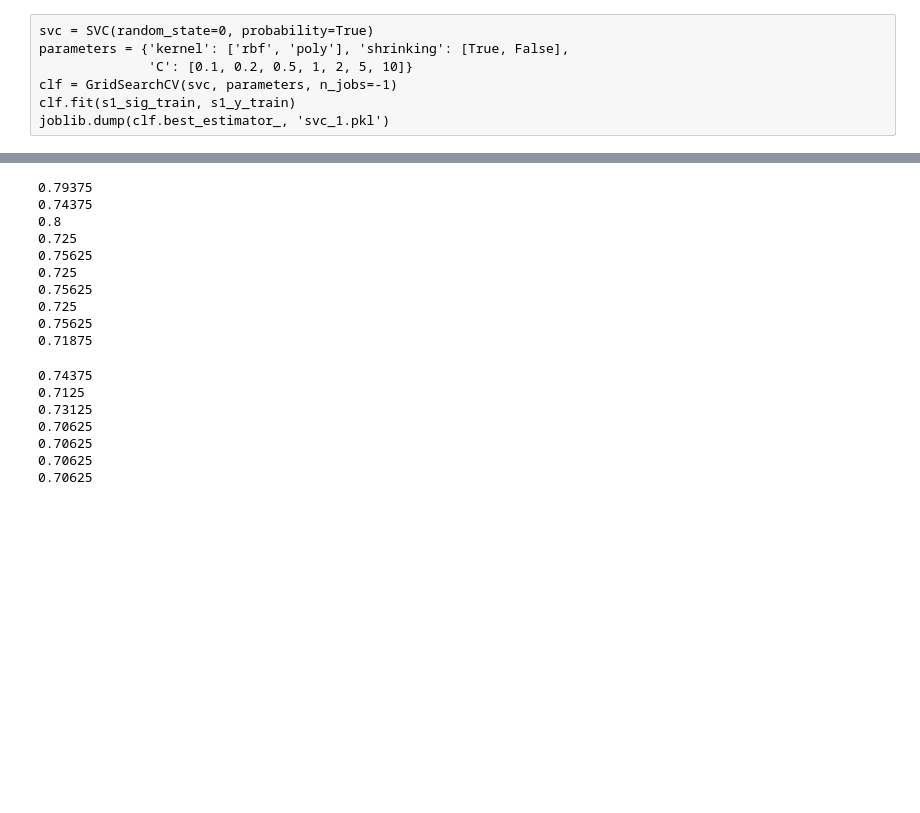
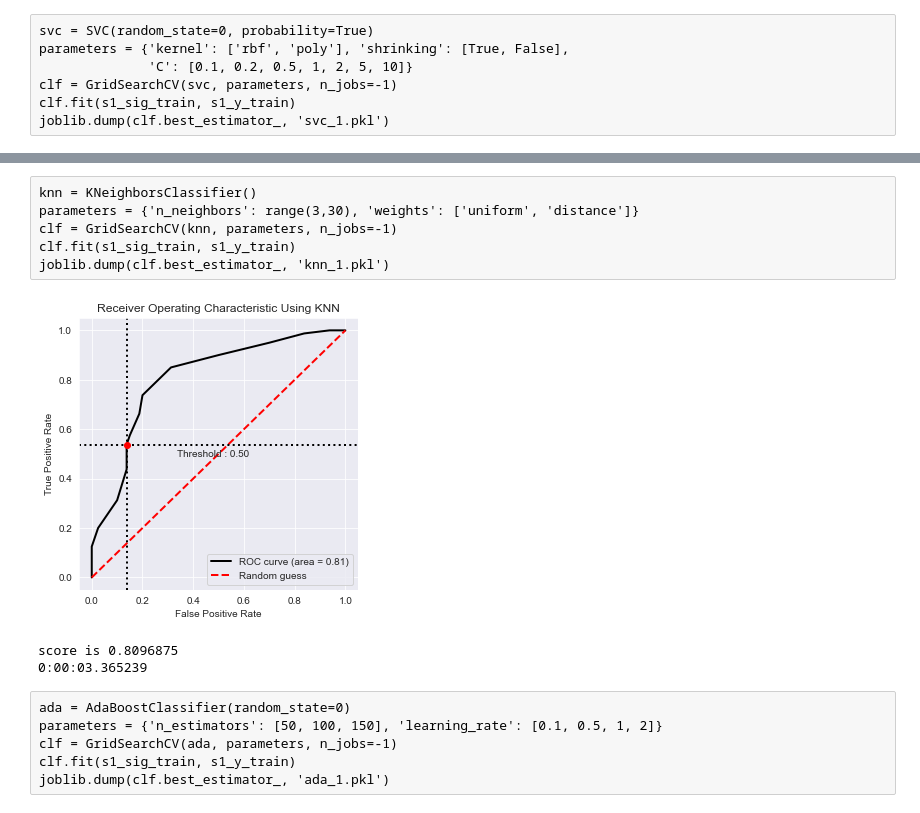
Before and after one commit to XiaoqiW09/M2R, a Jupyter notebook: Alcoholic EEG.ipynb, the cells around one changed output, grey strips where cells are left out. Drawn from its saved outputs; the diff is of its cells as text; code cells hidden in the pictures; blank space fills up the shorter version.

```diff
--- a/Alcoholic EEG.ipynb
+++ b/Alcoholic EEG.ipynb
@@ -310,25 +310,36 @@ score is 0.88515625
-# %%
-for i in tqdm(range(3,20)):
-    knn = KNeighborsClassifier(n_neighbors=i, n_jobs=10)
-    knn.fit(s1_sig_train, s1_y_train)
-    y_pred = knn.predict(s1_sig_test)
-    print(accuracy_score(t1_y_test, y_pred))
-# %% [output]
-0.79375
-0.74375
-0.8
-0.725
-0.75625
-0.725
-0.75625
-0.725
-0.75625
-0.71875
-0.74375
-0.7125
-0.73125
-0.70625
-0.70625
-0.70625
-0.70625
+# %% [raw]
+knn = KNeighborsClassifier()
+parameters = {'n_neighbors': range(3,30), 'weights': ['uniform', 'distance']}
+clf = GridSearchCV(knn, parameters, n_jobs=-1)
+clf.fit(s1_sig_train, s1_y_train)
+joblib.dump(clf.best_estimator_, 'knn_1.pkl')
+# %%
+start = datetime.datetime.now()
+
+
+loaded_model = joblib.load(open('knn_1.pkl', 'rb'))
+y_pred_proba = loaded_model.predict_proba(s1_sig_test)[:, 1]
+y_pred = loaded_model.predict(s1_sig_test)
+bc = BinaryClassification(t1_y_test, y_pred_proba, labels=["Class 0", "Class 1"])
+
+# Figures
+plt.figure(figsize=(5,5))
+bc.plot_roc_curve()
+plt.title("Receiver Operating Characteristic Using KNN")
+plt.show()
+score = roc_auc_score(t1_y_test, y_pred_proba)
+
+end = datetime.datetime.now()
+print("score is " + str(score))
+print(end-start)
+# %% [output]
+[figure, added]
+score is 0.8096875
+0:00:03.365239
+# %% [raw]
+ada = AdaBoostClassifier(random_state=0)
+parameters = {'n_estimators': [50, 100, 150], 'learning_rate': [0.1, 0.5, 1, 2]}
+clf = GridSearchCV(ada, parameters, n_jobs=-1)
+clf.fit(s1_sig_train, s1_y_train)
+joblib.dump(clf.best_estimator_, 'ada_1.pkl')
 # %%
```
Also changed, not shown: parts of 25 cells of this notebook, 3 other files.
